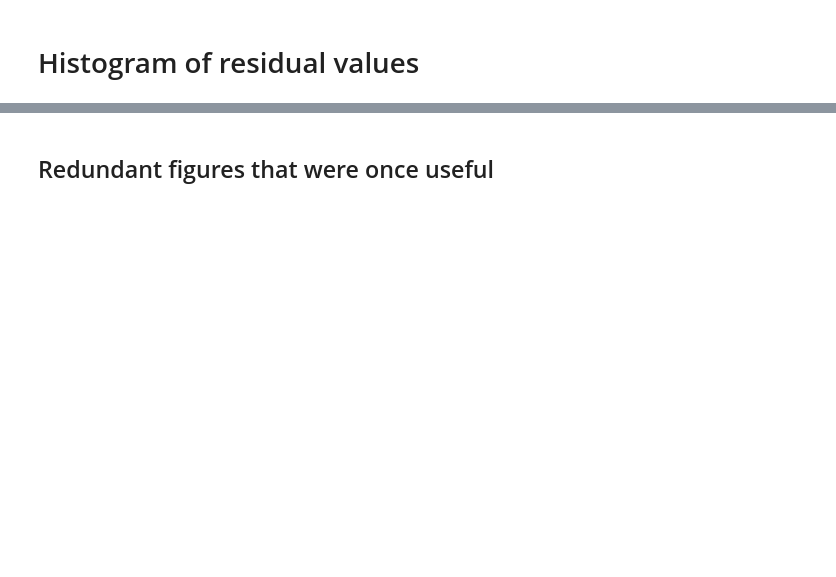
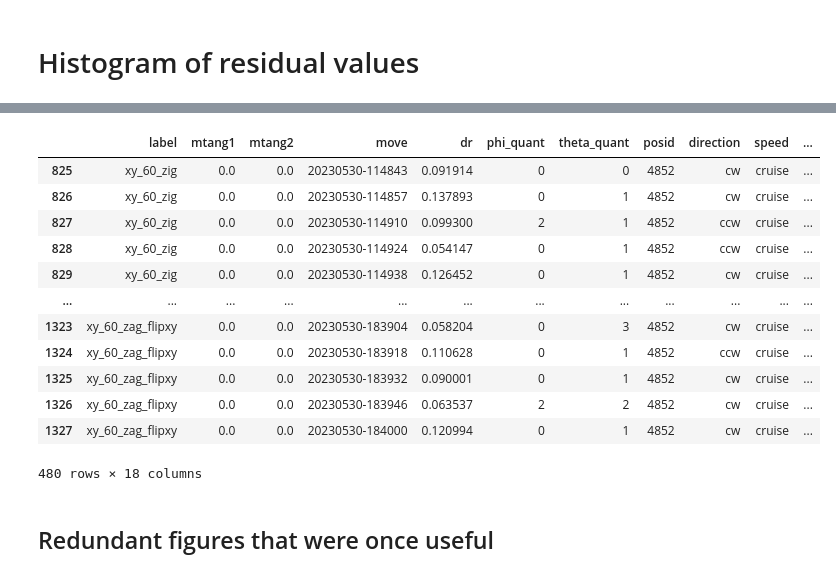
Before and after one commit to SSantosLab/DESI-QA, a Jupyter notebook: calib/Figures of Merit.ipynb, the cells around one changed output, grey strips where cells are left out. Saved outputs shown, nothing was run; the diff lists cells and outputs as text; code cells hidden in the pictures; blank space fills up the shorter version.

```diff
--- a/calib/Figures of Merit.ipynb
+++ b/calib/Figures of Merit.ipynb
@@ -377,3 +489,19 @@ max(phi_arr)
+# %%
+df
+# %% [output]
+|  | label | mtang1 | mtang2 | move | dr | phi_quant | theta_quant | posid | direction | speed | ... |
+| 825 | xy_60_zig | 0.0 | 0.0 | 20230530-114843 | 0.091914 | 0 | 0 | 4852 | cw | cruise | ... |
+| 826 | xy_60_zig | 0.0 | 0.0 | 20230530-114857 | 0.137893 | 0 | 1 | 4852 | cw | cruise | ... |
+| 827 | xy_60_zig | 0.0 | 0.0 | 20230530-114910 | 0.099300 | 2 | 1 | 4852 | ccw | cruise | ... |
+| 828 | xy_60_zig | 0.0 | 0.0 | 20230530-114924 | 0.054147 | 0 | 1 | 4852 | ccw | cruise | ... |
+| 829 | xy_60_zig | 0.0 | 0.0 | 20230530-114938 | 0.126452 | 0 | 1 | 4852 | cw | cruise | ... |
+| ... | ... | ... | ... | ... | ... | ... | ... | ... | ... | ... | ... |
+| 1323 | xy_60_zag_flipxy | 0.0 | 0.0 | 20230530-183904 | 0.058204 | 0 | 3 | 4852 | cw | cruise | ... |
+| 1324 | xy_60_zag_flipxy | 0.0 | 0.0 | 20230530-183918 | 0.110628 | 0 | 1 | 4852 | ccw | cruise | ... |
+| 1325 | xy_60_zag_flipxy | 0.0 | 0.0 | 20230530-183932 | 0.090001 | 0 | 1 | 4852 | cw | cruise | ... |
+| 1326 | xy_60_zag_flipxy | 0.0 | 0.0 | 20230530-183946 | 0.063537 | 2 | 2 | 4852 | cw | cruise | ... |
+| 1327 | xy_60_zag_flipxy | 0.0 | 0.0 | 20230530-184000 | 0.120994 | 0 | 1 | 4852 | cw | cruise | ... |
+480 rows × 18 columns
 # %% [markdown]
 ## Redundant figures that were once useful
 # %%
```
Also changed, not shown: parts of 8 cells of this notebook, 50 other files.
